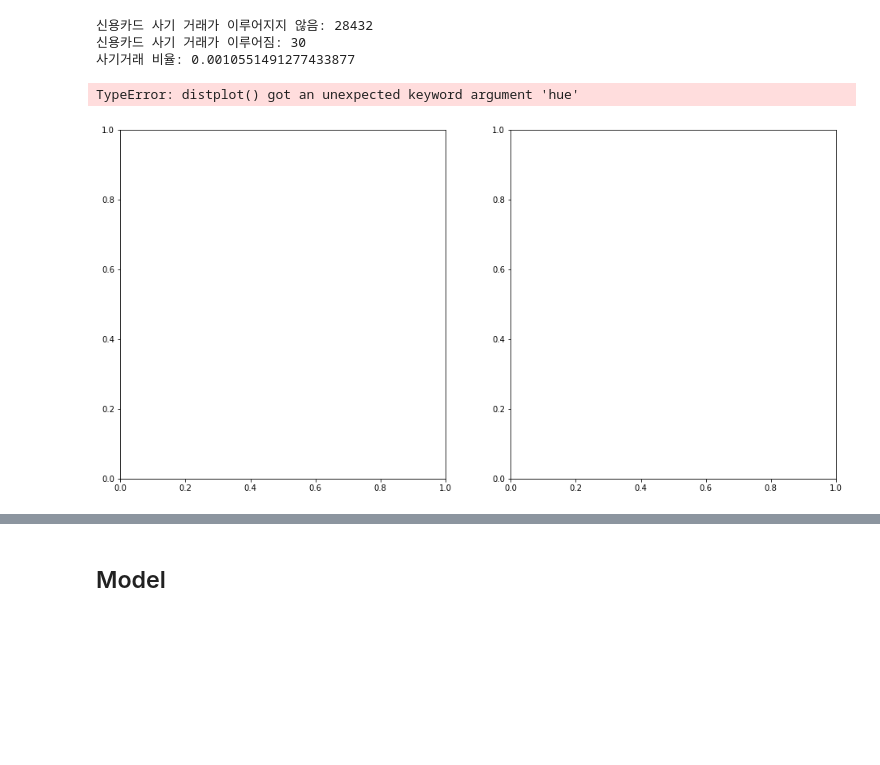
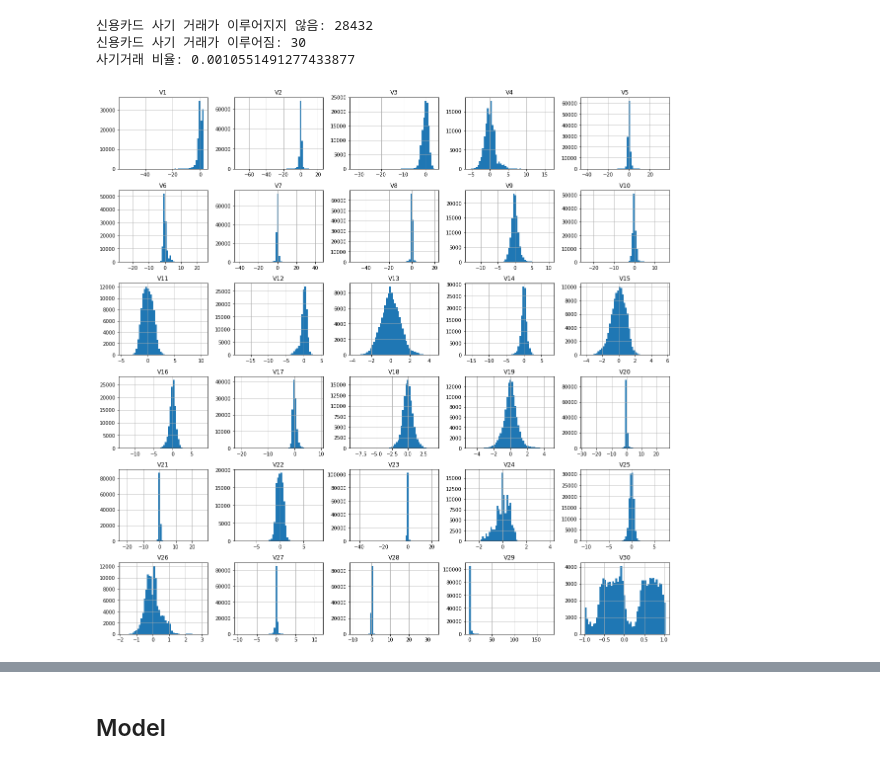
Before and after one commit to qkrwjdduf159/Dacon, a Jupyter notebook: 신용카드 사기 거래 탐지 AI 경진대회/EDA.ipynb, the cells around one changed output, grey strips where cells are left out. Drawn from its saved outputs; the diff is of its cells as text; code cells hidden in the pictures; blank space fills up the shorter version.

```diff
--- a/신용카드 사기 거래 탐지 AI 경진대회/EDA.ipynb
+++ b/신용카드 사기 거래 탐지 AI 경진대회/EDA.ipynb
@@ -78,9 +78,8 @@ print('사기거래 비율:',len(val[val['Class'] == 1])/len(val[val['Class'] ==
 신용카드 사기 거래가 이루어지지 않음: 28432
 신용카드 사기 거래가 이루어짐: 30
 사기거래 비율: 0.0010551491277433877
-# %%
-fig, ax = plt.subplots(ncols = 2, figsize = (16,8))
-sns.distplot(val['V1'], ax = ax[0], hue = 'Class')
-# %% [output]
-TypeError: distplot() got an unexpected keyword argument 'hue'
-[figure, removed]
+# %%
+train.drop(columns=['ID']).hist(bins = 50, figsize = (20,20))
+plt.show()
+# %% [output]
+[figure, added]
```
Also changed, not shown: parts of 4 cells of this notebook.
